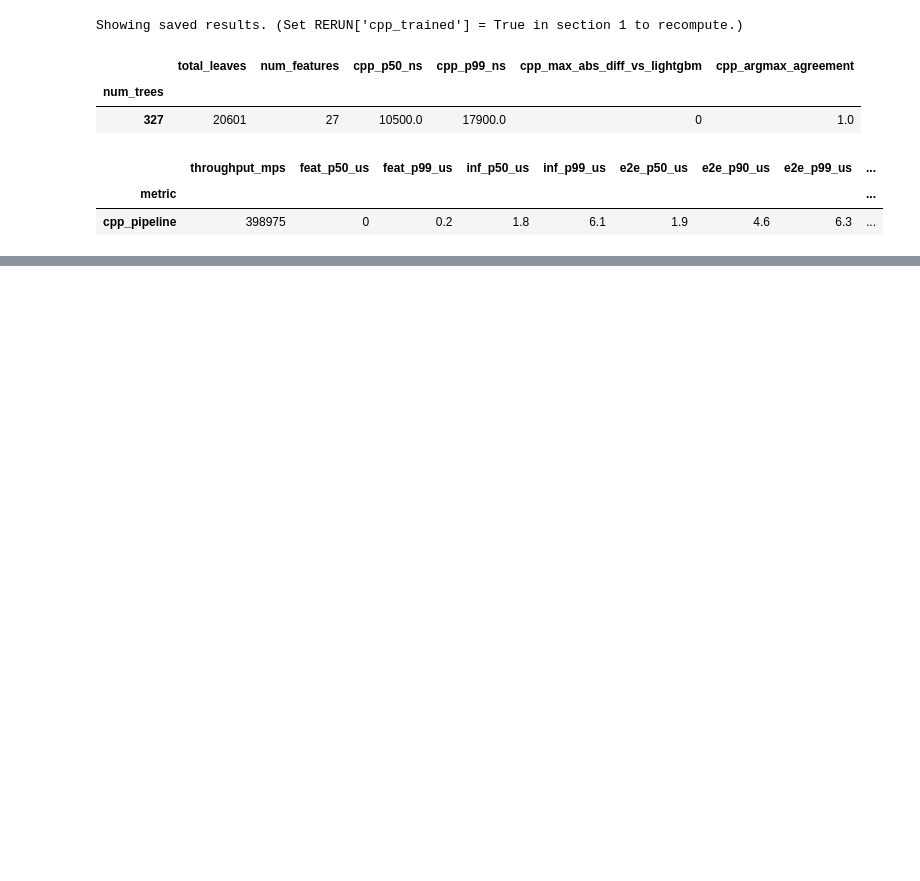
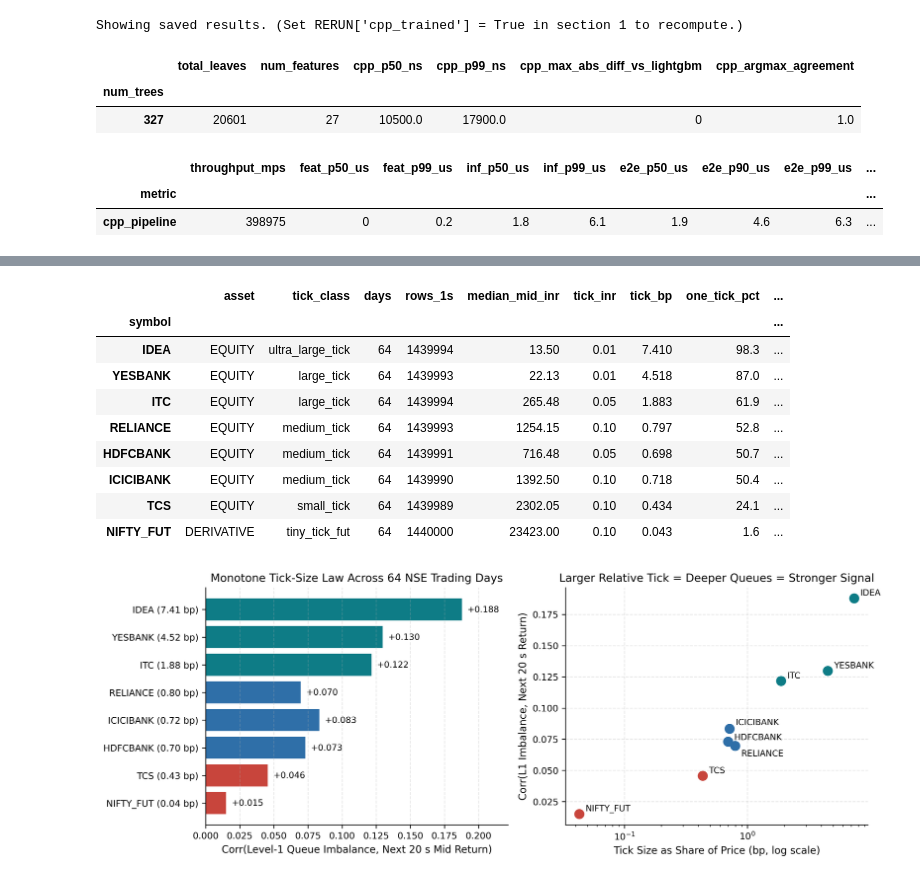
Before and after one commit to aaravsin-1/ML_Project_2026, a Jupyter notebook: submission/Final_Project_Notebook.ipynb, the cells around one changed output, grey strips where cells are left out. Cells and saved outputs as stored; diff of their text form; code cells hidden in the pictures; blank space fills up the shorter version.

```diff
--- a/submission/Final_Project_Notebook.ipynb
+++ b/submission/Final_Project_Notebook.ipynb
@@ -1030,0 +1012,17 @@ Turning prediction into profit is a three-way balance:
+# %%
+nse_eda = load("nse/nse_dataset_summary.csv")
+show(nse_eda[["symbol", "asset", "tick_class", "days", "rows_1s", "median_mid_inr", "tick_inr",
+              "tick_bp", "one_tick_pct", "median_spread_bp", "median_bq1", "corr_imb1_20s"]], 3)
+figure("nse/figures/nse_eda_tick_spectrum.png", 900)
+# %% [output]
+|  | asset | tick_class | days | rows_1s | median_mid_inr | tick_inr | tick_bp | one_tick_pct | ... |
+| symbol |  |  |  |  |  |  |  |  | ... |
+| IDEA | EQUITY | ultra_large_tick | 64 | 1439994 | 13.50 | 0.01 | 7.410 | 98.3 | ... |
+| YESBANK | EQUITY | large_tick | 64 | 1439993 | 22.13 | 0.01 | 4.518 | 87.0 | ... |
+| ITC | EQUITY | large_tick | 64 | 1439994 | 265.48 | 0.05 | 1.883 | 61.9 | ... |
+| RELIANCE | EQUITY | medium_tick | 64 | 1439993 | 1254.15 | 0.10 | 0.797 | 52.8 | ... |
+| HDFCBANK | EQUITY | medium_tick | 64 | 1439991 | 716.48 | 0.05 | 0.698 | 50.7 | ... |
+| ICICIBANK | EQUITY | medium_tick | 64 | 1439990 | 1392.50 | 0.10 | 0.718 | 50.4 | ... |
+| TCS | EQUITY | small_tick | 64 | 1439989 | 2302.05 | 0.10 | 0.434 | 24.1 | ... |
+| NIFTY_FUT | DERIVATIVE | tiny_tick_fut | 64 | 1440000 | 23423.00 | 0.10 | 0.043 | 1.6 | ... |
+[figure, added]
```
Also changed, not shown: parts of 99 cells of this notebook, 5 other files.
